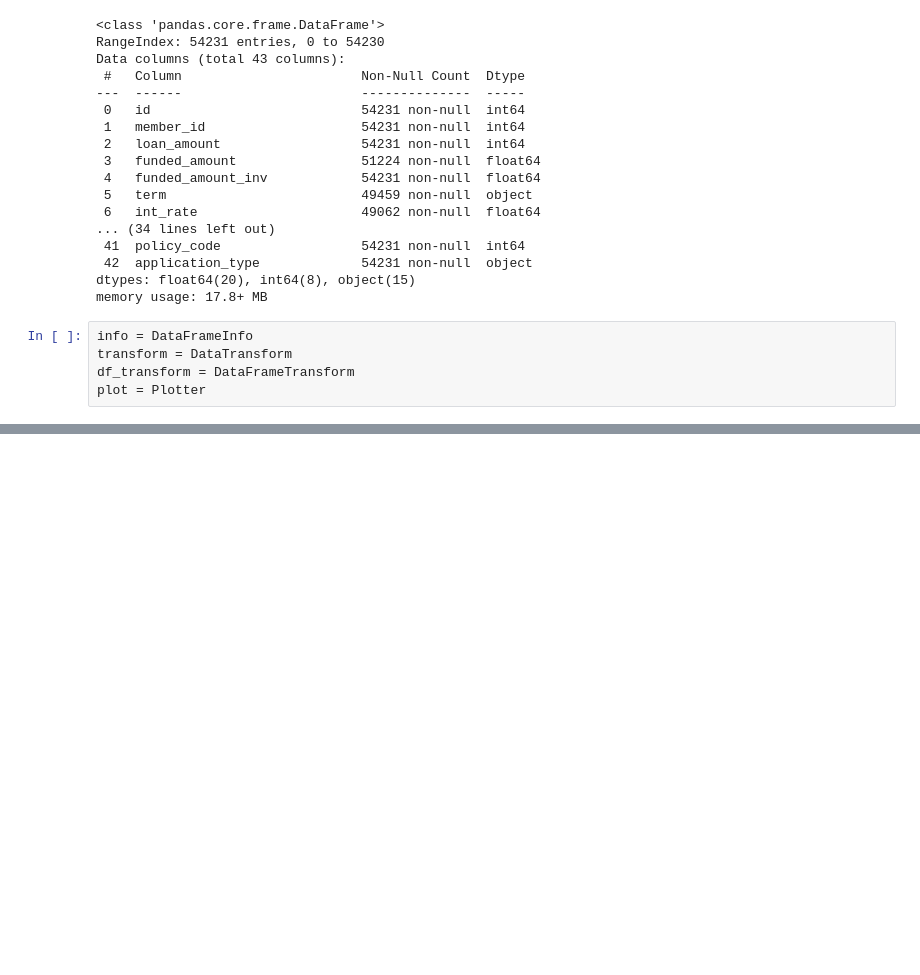
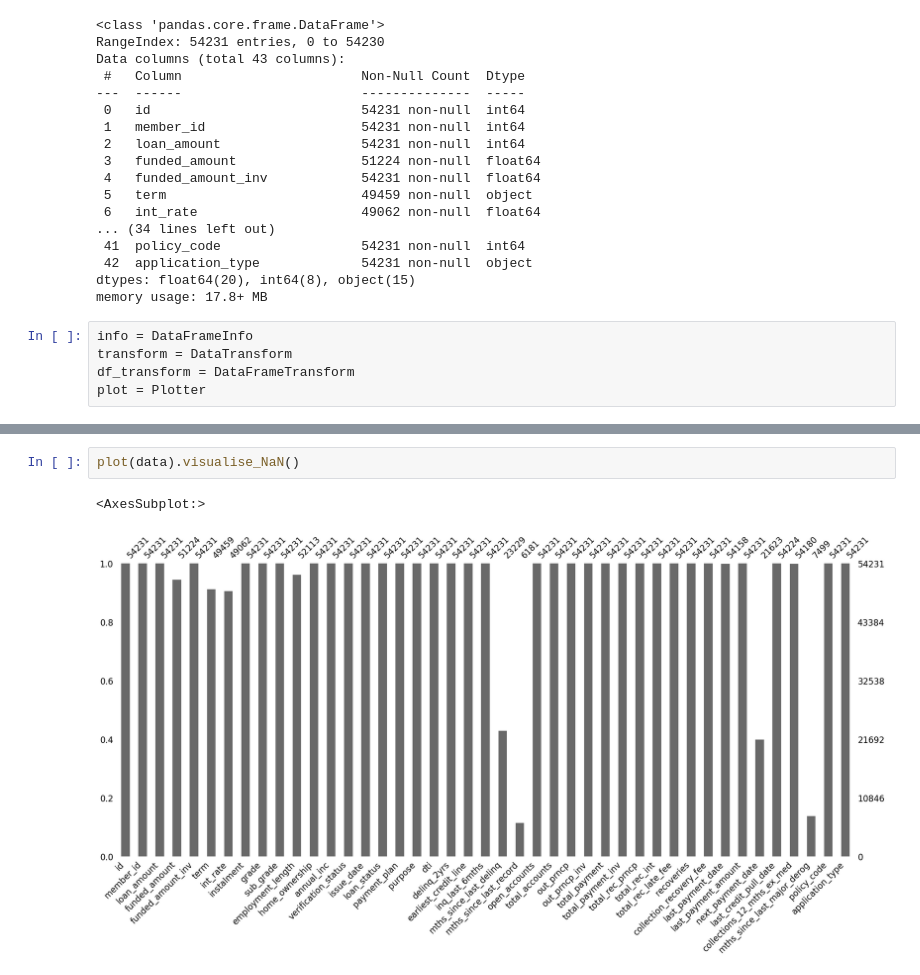
Before and after one commit to tayyib-saddique/exploratory-data-analysis---customer-loans-in-finance, a Jupyter notebook: eda.ipynb, the cells around one changed output, grey strips where cells are left out. Saved outputs shown, nothing was run; the diff lists cells and outputs as text; blank space fills up the shorter version.

```diff
--- a/eda.ipynb
+++ b/eda.ipynb
@@ -29,0 +51,5 @@ plot = Plotter
+# %%
+plot(data).visualise_NaN()
+# %% [output]
+<AxesSubplot:>
+[figure, added]
```
Also changed, not shown: parts of 23 cells of this notebook, 3 other files.
